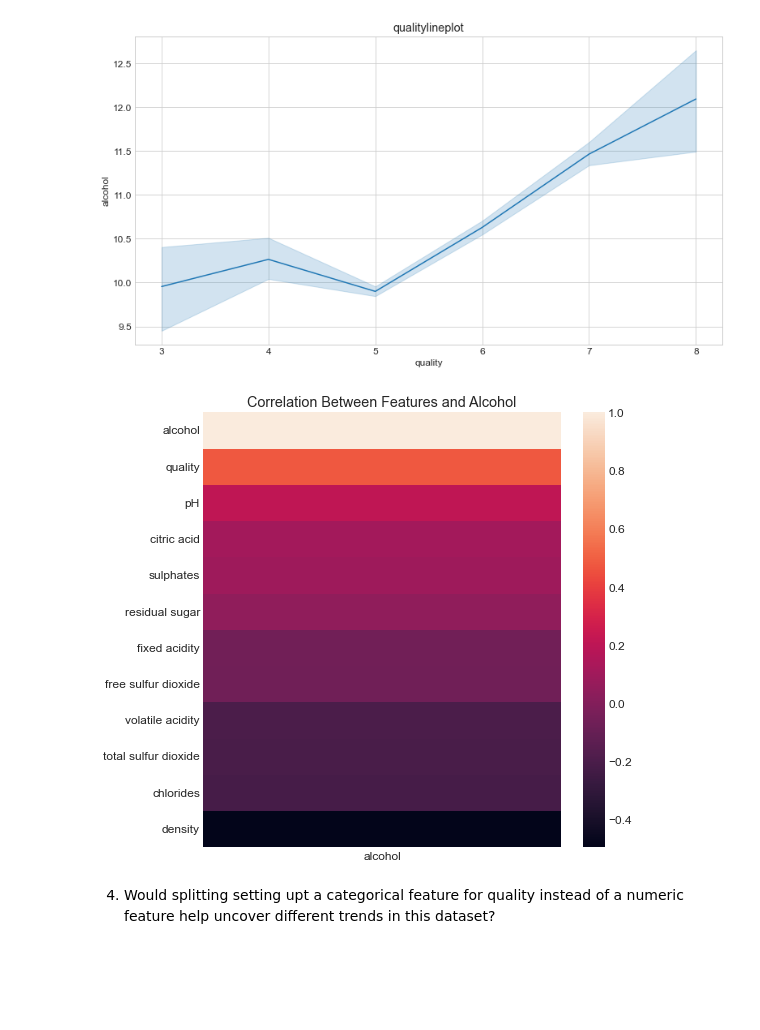
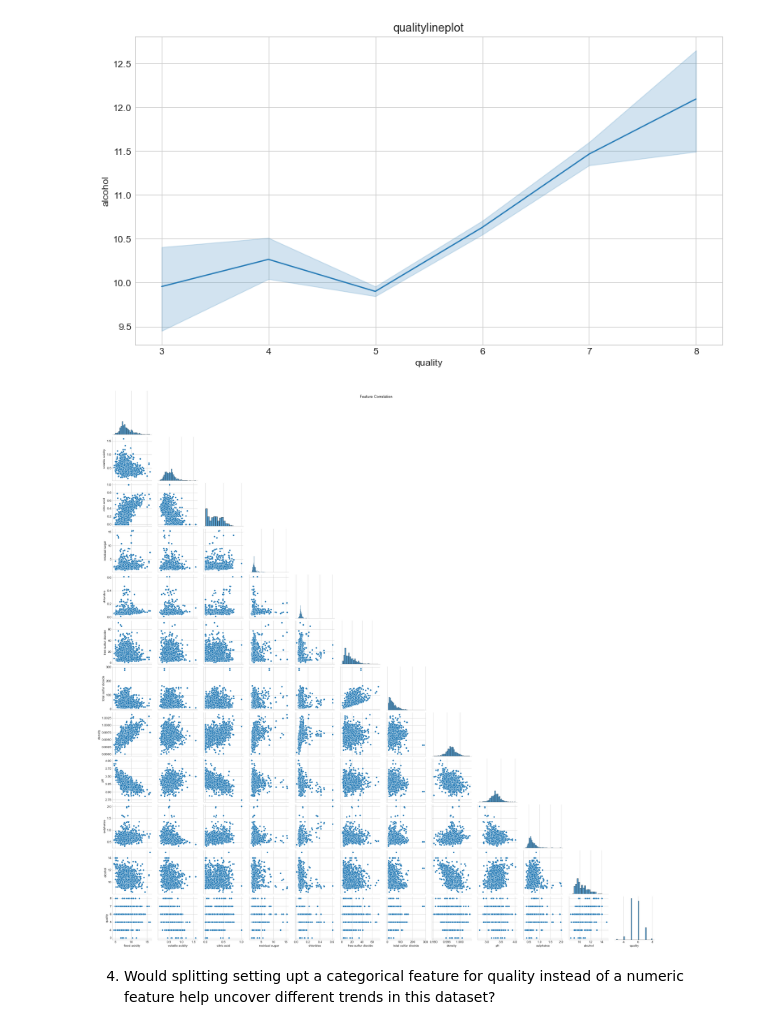
Before and after one commit to david-rodriguez-siller/personal-project, a Jupyter notebook: personal-project-wip.ipynb, the cells around one changed output. Saved outputs shown, nothing was run; the diff lists cells and outputs as text; code cells hidden in the pictures; blank space fills up the shorter version.

```diff
--- a/personal-project-wip.ipynb
+++ b/personal-project-wip.ipynb
@@ -130,11 +136,11 @@ for col in df:
 [figure]
 [figure]
 # %%
-plt.figure(figsize = (8,8))
-plt.title('Correlation Between Features and Alcohol')
-sns.heatmap(df.corr()[['alcohol']].sort_values(by = 'alcohol', ascending = False));
+sns.pairplot(df, corner = True)
+plt.suptitle('Feature Correlation')
+plt.show();
 # %% [output]
-[figure, old version]
+[figure, new version]
 # %% [markdown]
 4. Would splitting setting upt a categorical feature for quality instead of a numeric feature help uncover different trends in this dataset?
 # %%
```
Also changed, not shown: parts of 1 cell of this notebook.
